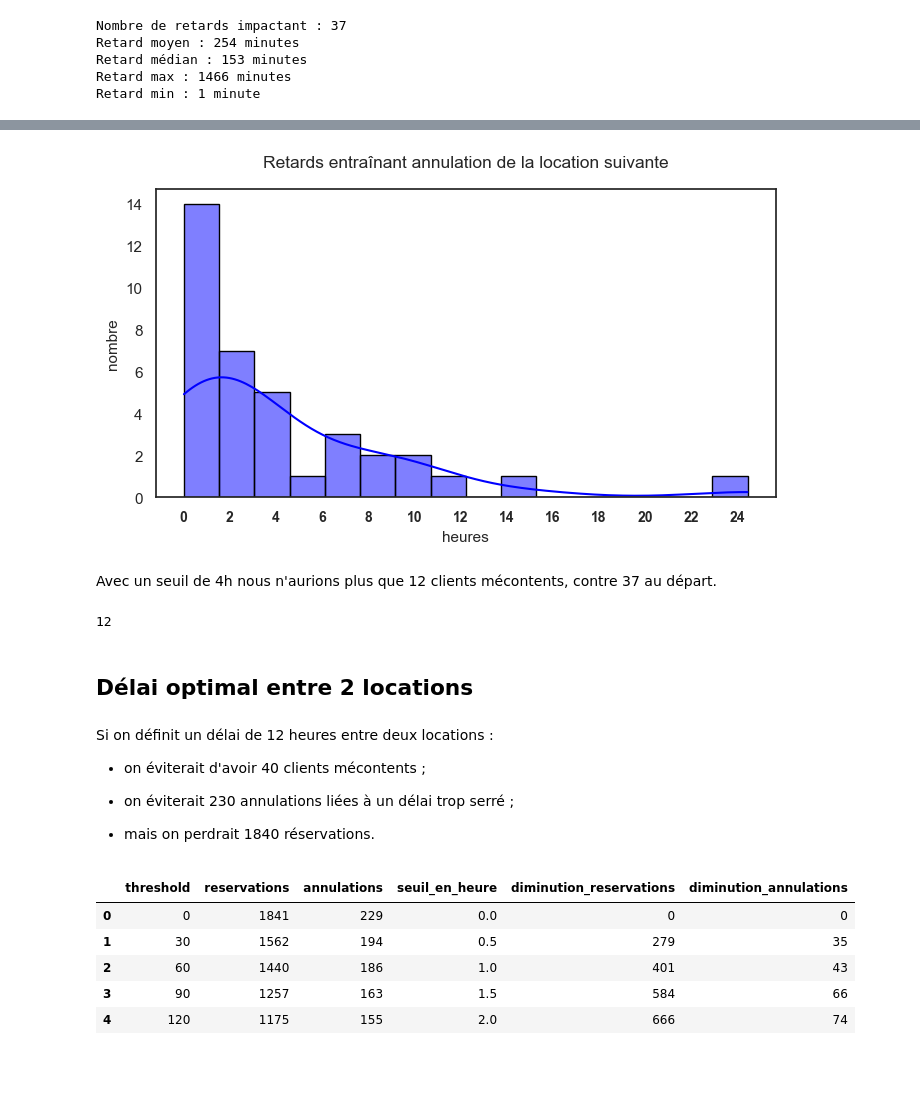
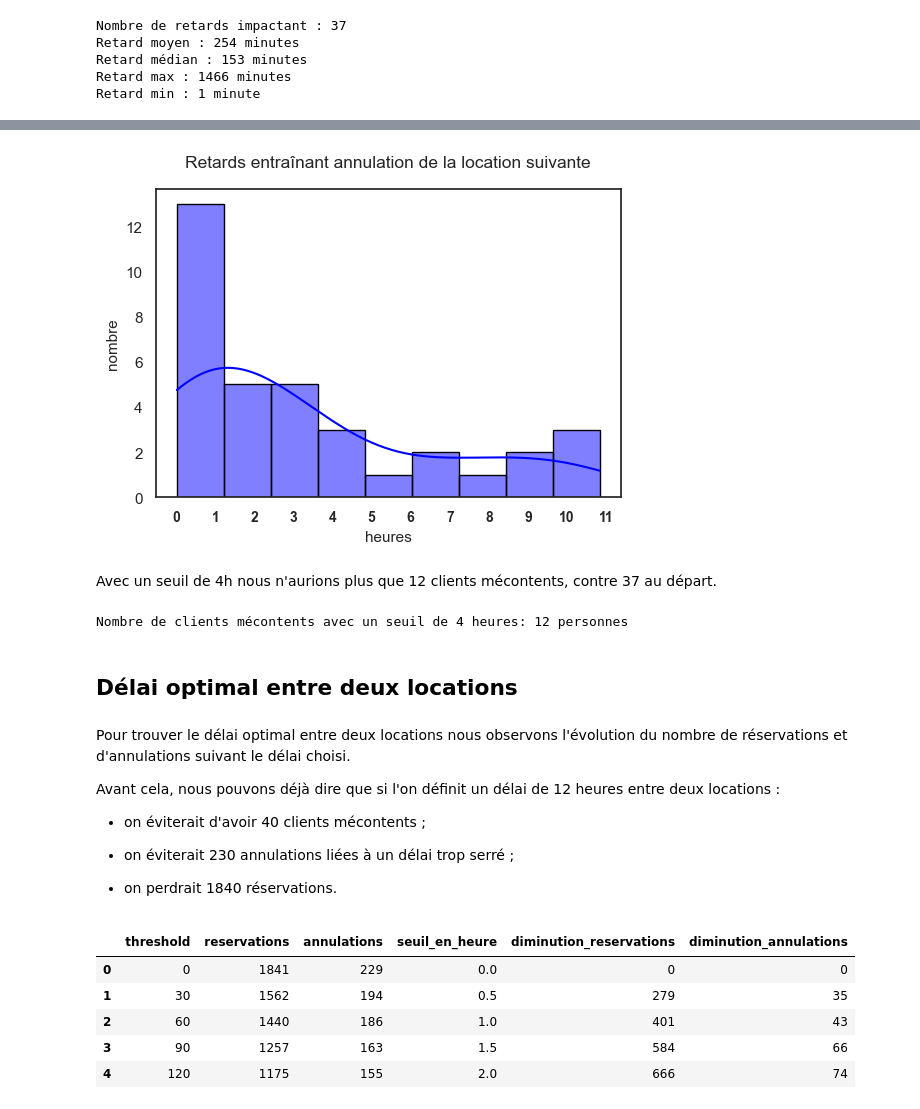
Before and after one commit to thimyxuan/car-rental-delay-analysis, a Jupyter notebook: partie_1.ipynb, the cells around one changed output, grey strips where cells are left out. Cells and saved outputs as stored; diff of their text form; code cells hidden in the pictures; blank space fills up the shorter version.

```diff
--- a/partie_1.ipynb
+++ b/partie_1.ipynb
@@ -231,3 +232,7 @@ Retard moyen : 254 minutes
 Retard médian : 153 minutes
 Retard max : 1466 minutes
 Retard min : 1 minute
+# %%
+impacting_delay = canceled_because_of_previous['previous_delay'].to_frame().reset_index()
+impacting_delay = impacting_delay.drop(['index'], axis=1)
+impacting_delay['previous_delay_hours'] = impacting_delay['previous_delay'].apply(lambda x: round(x/60,2))
@@ -234,31 +253,35 @@ Retard min : 1 minute
 # %%
 # Retards entraînant l'annulation de la location suivante
-impacting_delay = canceled_because_of_previous['previous_delay'].to_frame().reset_index()
-sns.set(rc={"figure.figsize":(8, 4)}, style = 'white')
-sns.histplot(data=impacting_delay, x='previous_delay', kde=True, bins=16, edgecolor='black', color='blue')
+sns.set(rc={"figure.figsize":(6, 4)}, style = 'white')
+sns.histplot(data=impacting_delay[impacting_delay['previous_delay'] <= 720], x='previous_delay', kde=True, bins=9, edgecolor='black', color='blue')
+
 plt.ylabel('nombre', fontsize=11)
 plt.xlabel('heures', fontsize=11)
-plt.xticks([i for i in range (0,1460,120)], [i for i in range (0,25,2)], fontsize=10, fontweight='bold')
+
+plt.xticks([i for i in range (0,720,60)], [i for i in range (0,12,1)], fontsize=10, fontweight='bold')
 plt.title('Retards entraînant annulation de la location suivante', fontsize=12.5, pad=16)
+
 plt.show()
 # %% [output]
-[figure, old version]
+[figure, new version]
 # %% [markdown]
 Avec un seuil de 4h nous n'aurions plus que 12 clients mécontents, contre 37 au départ.
-# %%
-len(canceled_because_of_previous[canceled_because_of_previous['previous_delay'] > 240])
-# %% [output]
-12
+# %%
+print('Nombre de clients mécontents avec un seuil de 4 heures:', len(canceled_because_of_previous[canceled_because_of_previous['previous_delay'] > 240]), 'personnes')
+# %% [output]
+Nombre de clients mécontents avec un seuil de 4 heures: 12 personnes
 # %% [markdown]
-## Délai optimal entre 2 locations
+## Délai optimal entre deux locations
 # %% [markdown]
-Si on définit un délai de 12 heures entre deux locations :
+Pour trouver le délai optimal entre deux locations nous observons l'évolution du nombre de réservations et d'annulations suivant le délai choisi.
+
+Avant cela, nous pouvons déjà dire que si l'on définit un délai de 12 heures entre deux locations :
 
 - on éviterait d'avoir 40 clients mécontents ;
 
 - on éviterait 230 annulations liées à un délai trop serré ;
 
--  mais on perdrait 1840 réservations.
+- on perdrait 1840 réservations.
 # %%
 threshold = []
 loss_rentals = []
```
Also changed, not shown: parts of 32 cells of this notebook, 1 other file.
